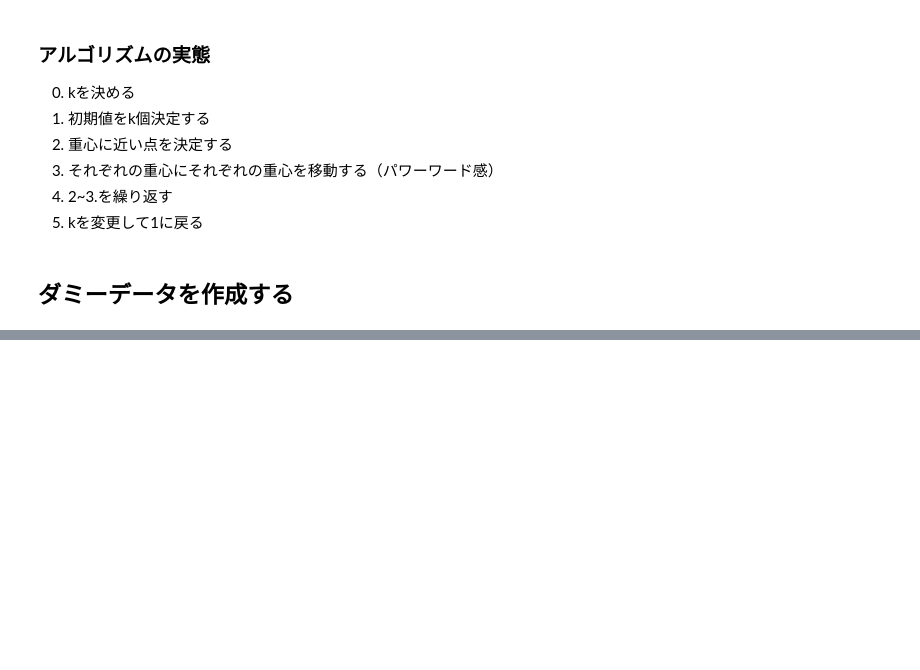
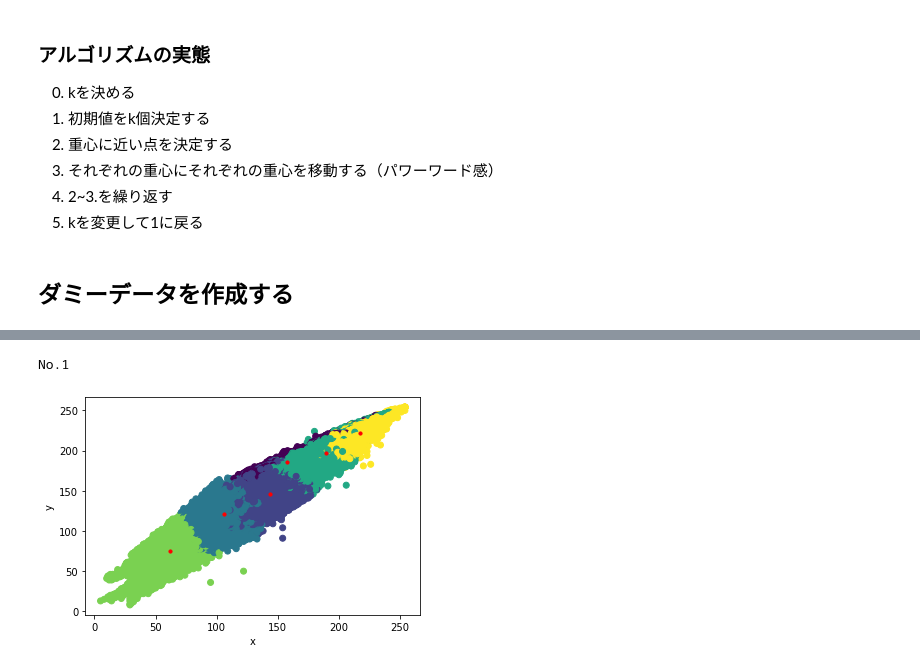
Before and after one commit to Go-to-Ray/Youtube_AI, a Jupyter notebook: k-means/k-means-fullscratch.ipynb, the cells around one changed output, grey strips where cells are left out. Drawn from its saved outputs; the diff is of its cells as text; code cells hidden in the pictures; blank space fills up the shorter version.

```diff
--- a/k-means/k-means-fullscratch.ipynb
+++ b/k-means/k-means-fullscratch.ipynb
@@ -132,0 +196,6 @@ kmn.fit(X,5)
+# %%
+kmn_cat = kmeans(plus=True,n_search=3,plot=False)
+_,best_center, best_cluster = kmn_cat.fit(X,k=6)
+# %% [output]
+No.1
+[figure, added]
```
Also changed, not shown: parts of 7 cells of this notebook, 6 other files.
